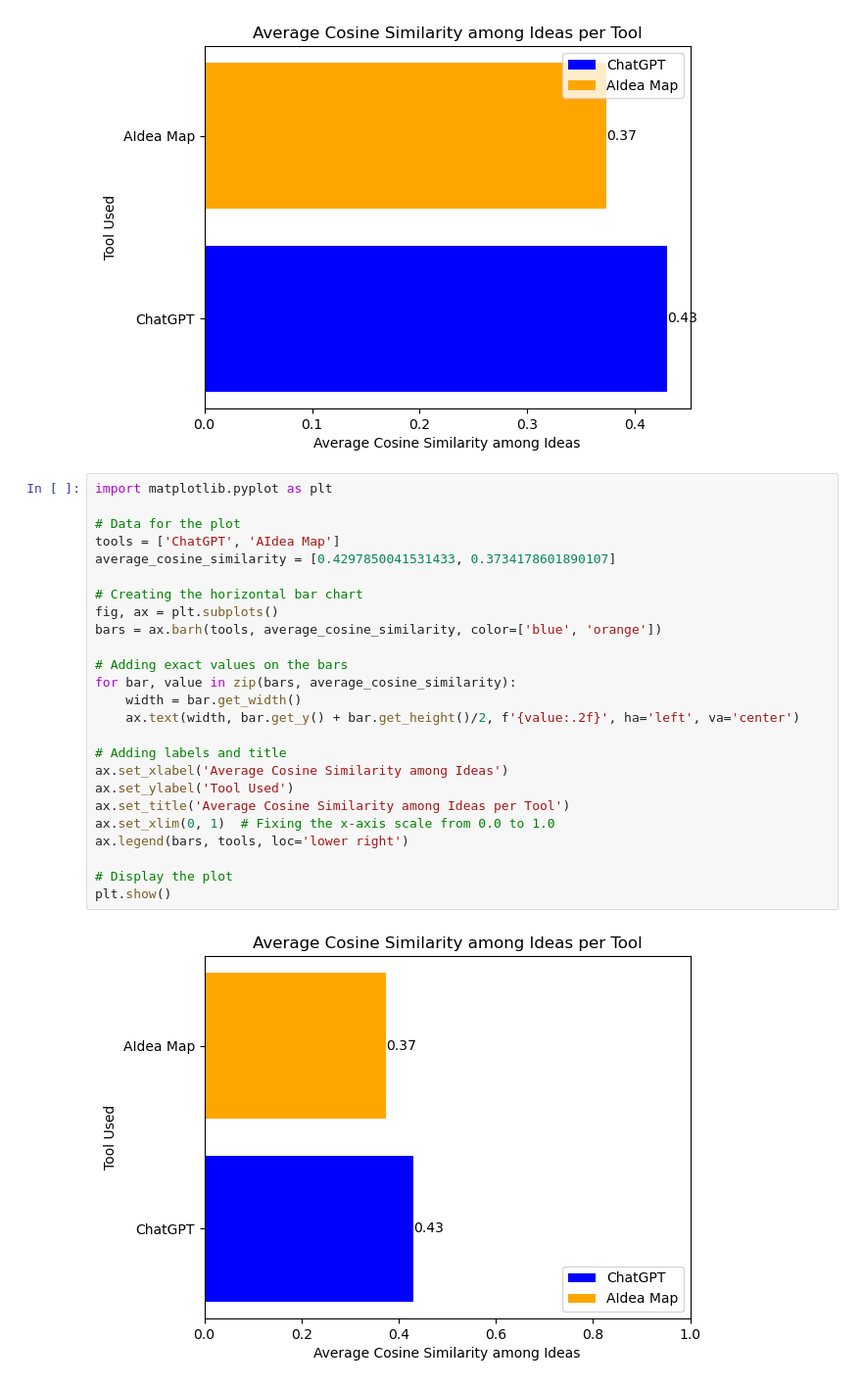
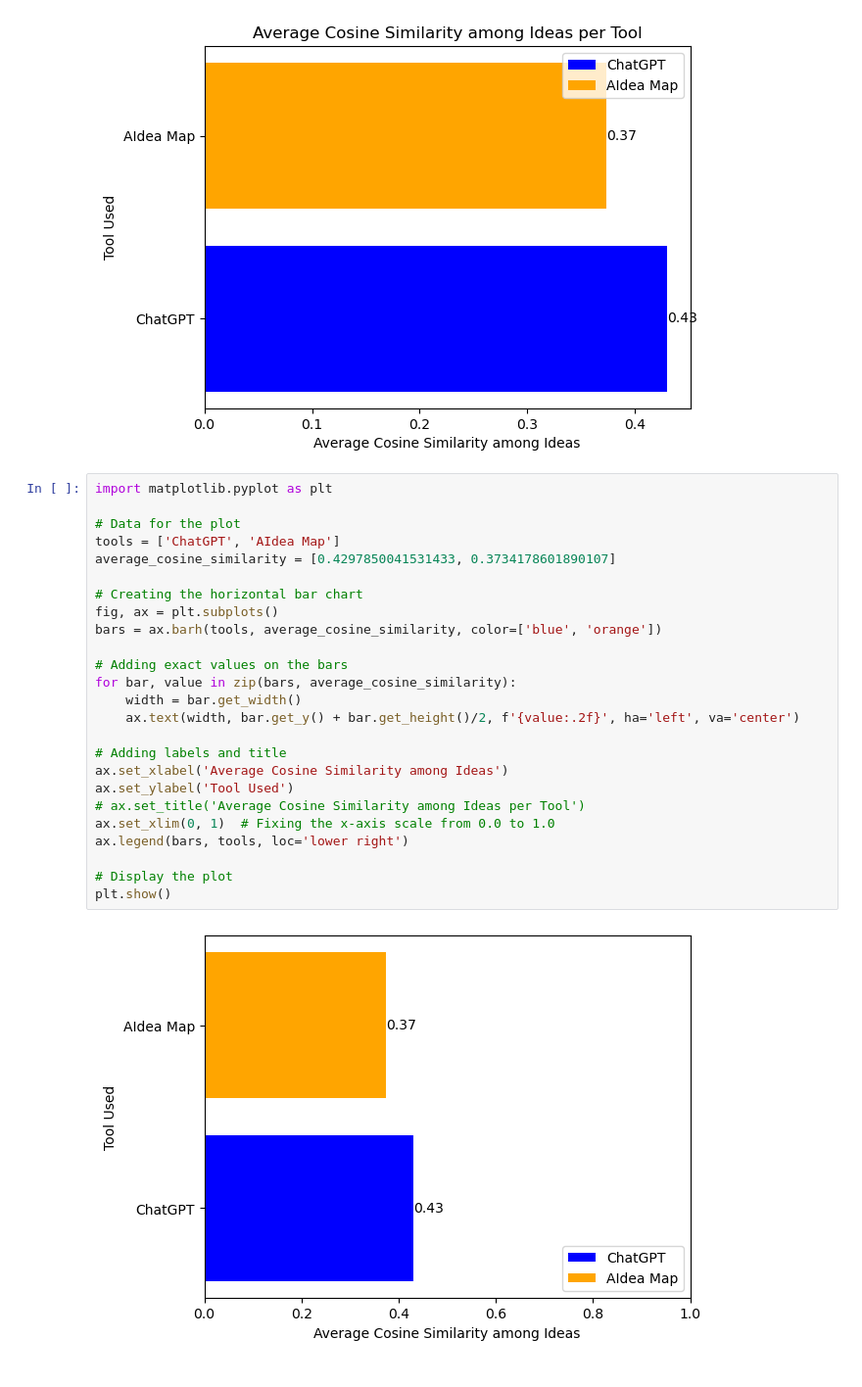
Before and after one commit to jerichosy/THS-ST3_user-idea-similarity-for-fixation, a Jupyter notebook: figures.ipynb, the cells around one changed output. Shown: that part at 98% size. Cells and saved outputs as stored; diff of their text form.

Commit message:
Update figures for thesis doc

```diff
--- a/figures.ipynb
+++ b/figures.ipynb
@@ -74,27 +54,27 @@ plt.show()
 # %%
 import matplotlib.pyplot as plt
 
 # Data for the plot
 tools = ['ChatGPT', 'AIdea Map']
 average_cosine_similarity = [0.4297850041531433, 0.3734178601890107]
 
 # Creating the horizontal bar chart
 fig, ax = plt.subplots()
 bars = ax.barh(tools, average_cosine_similarity, color=['blue', 'orange'])
 
 # Adding exact values on the bars
 for bar, value in zip(bars, average_cosine_similarity):
     width = bar.get_width()
     ax.text(width, bar.get_y() + bar.get_height()/2, f'{value:.2f}', ha='left', va='center')
 
 # Adding labels and title
 ax.set_xlabel('Average Cosine Similarity among Ideas')
 ax.set_ylabel('Tool Used')
-ax.set_title('Average Cosine Similarity among Ideas per Tool')
+# ax.set_title('Average Cosine Similarity among Ideas per Tool')
 ax.set_xlim(0, 1)  # Fixing the x-axis scale from 0.0 to 1.0
 ax.legend(bars, tools, loc='lower right')
 
 # Display the plot
 plt.show()
 # %% [output]
-[figure, old version]
+[figure, new version]
```
Also changed, not shown: parts of 2 cells of this notebook, 1 other file.
